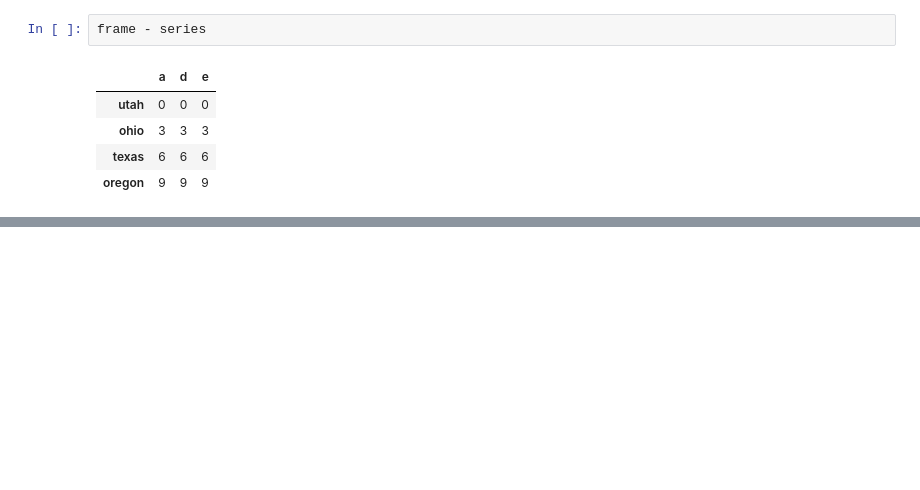
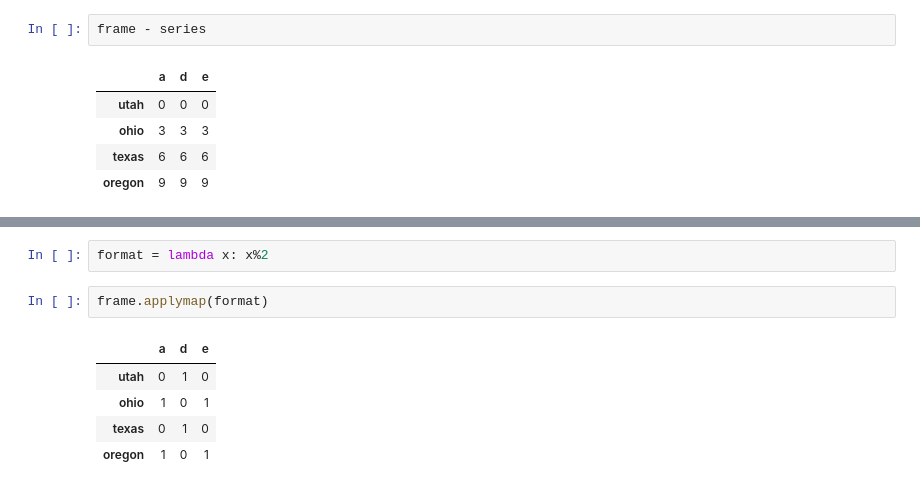
Before and after one commit to Iswaqasahmed/Pandas, a Jupyter notebook: pandas.ipynb, the cells around one changed output, grey strips where cells are left out. Cells and saved outputs as stored; diff of their text form; blank space fills up the shorter version.

Commit message:
mapping and apply function

```diff
--- a/pandas.ipynb
+++ b/pandas.ipynb
@@ -971,0 +1007,10 @@ frame - series
+# %%
+format = lambda x: x%2
+# %%
+frame.applymap(format)
+# %% [output]
+|  | a | d | e |
+| utah | 0 | 1 | 0 |
+| ohio | 1 | 0 | 1 |
+| texas | 0 | 1 | 0 |
+| oregon | 1 | 0 | 1 |
```
Also changed, not shown: parts of 7 cells of this notebook.
